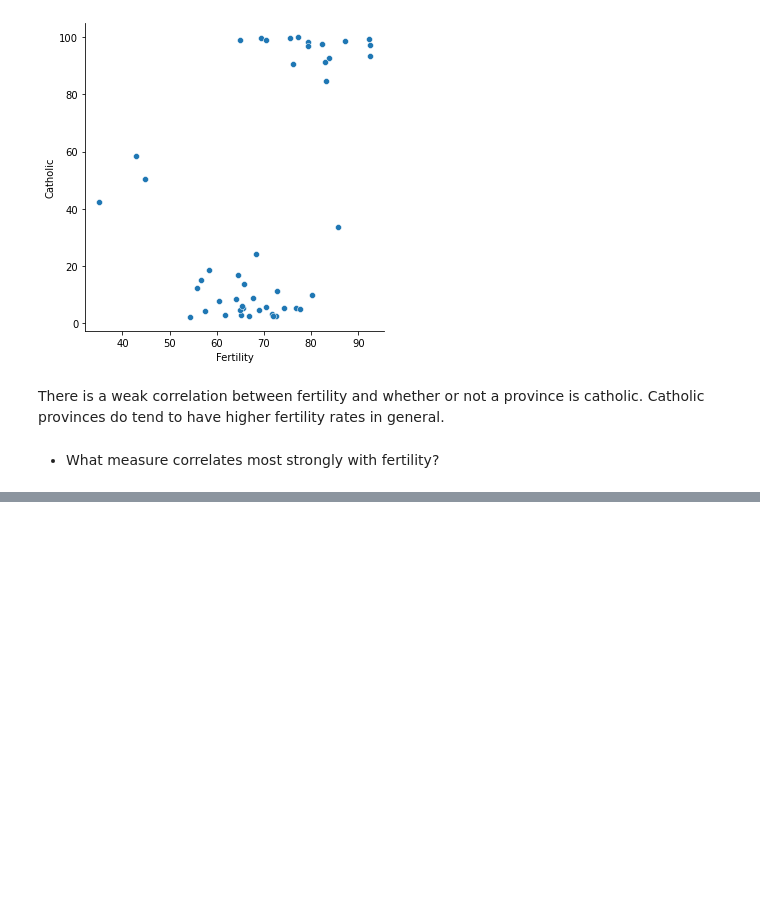
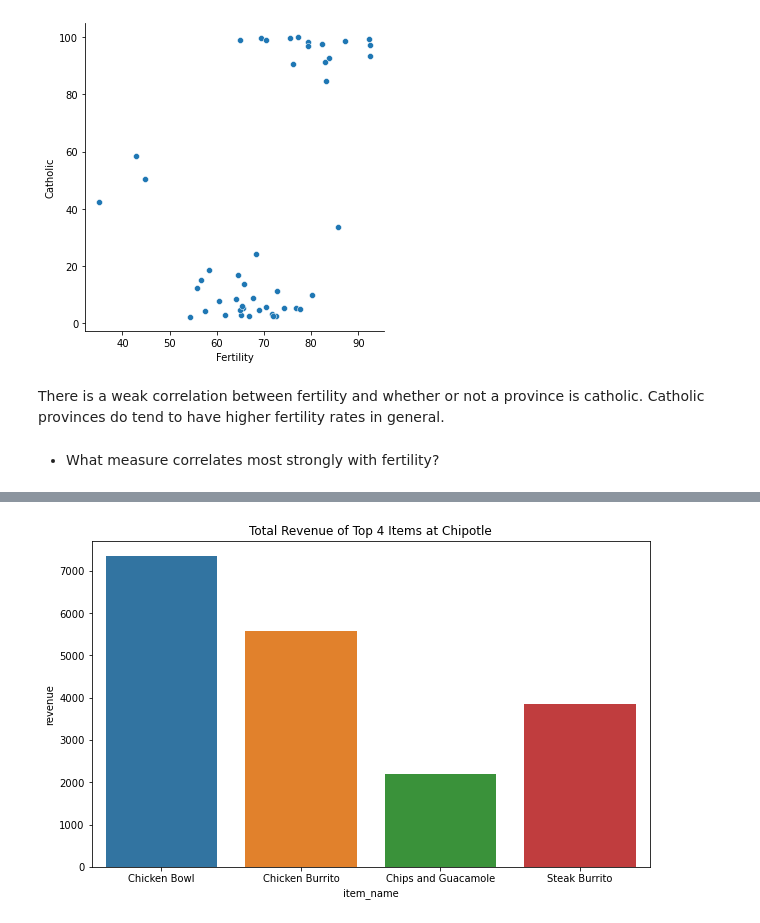
Before and after one commit to alegarcia-dev/numpy-pandas-visualization-exercises, a Jupyter notebook: seaborn_exercises.ipynb, the cells around one changed output, grey strips where cells are left out. Saved outputs shown, nothing was run; the diff lists cells and outputs as text; code cells hidden in the pictures; blank space fills up the shorter version.

```diff
--- a/seaborn_exercises.ipynb
+++ b/seaborn_exercises.ipynb
@@ -178,0 +197,14 @@ sns.pairplot(swiss.drop(columns = ['is_catholic']));
+# %%
+sql = '''
+SELECT
+    item_name,
+    SUM(quantity) AS count,
+    ROUND(SUM(CAST(SUBSTR(item_price, 2) AS FLOAT)), 2) AS revenue
+FROM orders
+GROUP BY item_name
+ORDER BY count DESC
+LIMIT 4;
+'''
+
+chipotle_popular_items = pd.read_sql(sql, get_db_url('chipotle'))
+chipotle_popular_items
@@ -178,0 +217,6 @@ sns.pairplot(swiss.drop(columns = ['is_catholic']));
+# %%
+plt.figure(figsize = (10, 6))
+sns.barplot(data = chipotle_popular_items, x = 'item_name', y = 'revenue')
+plt.title('Total Revenue of Top 4 Items at Chipotle');
+# %% [output]
+[figure, added]
```
Also changed, not shown: parts of 12 cells of this notebook.
